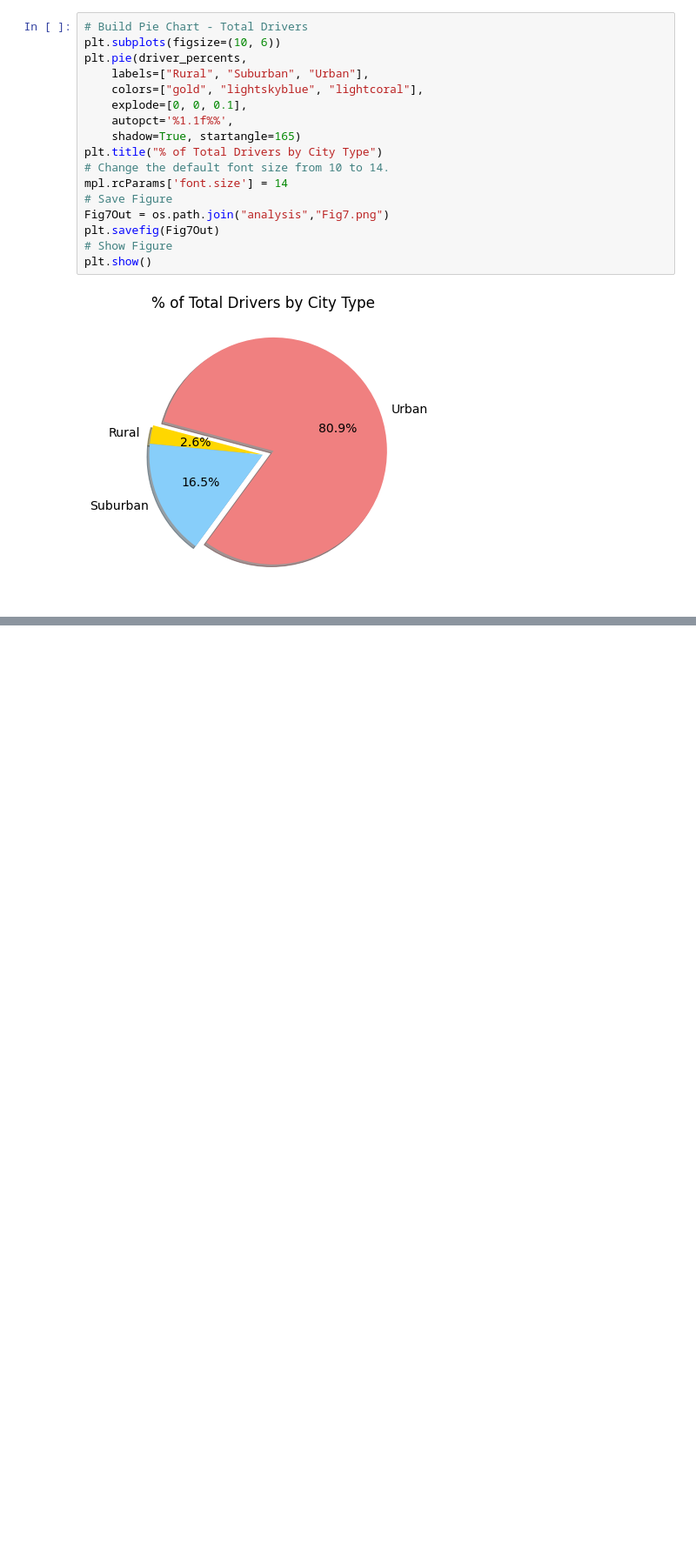
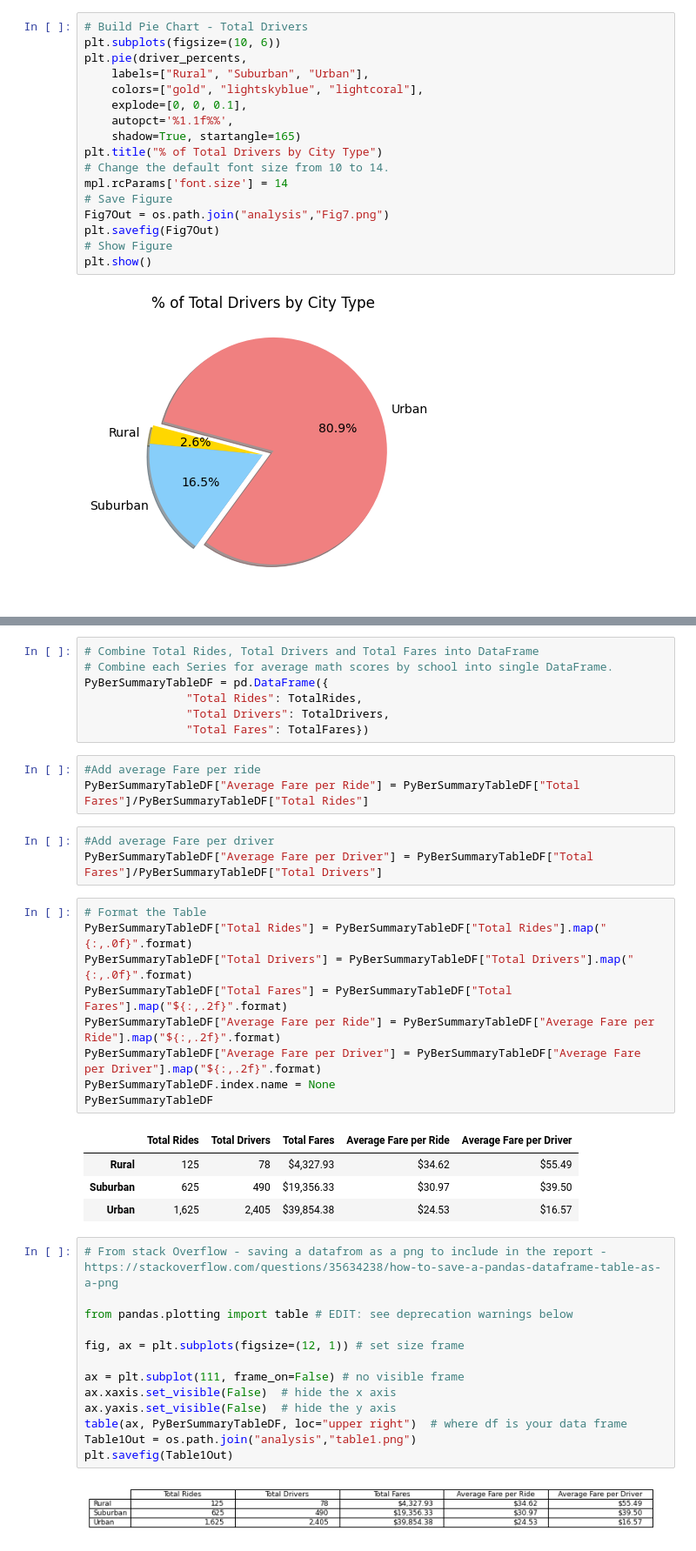
Before and after one commit to mmingoia/PyBer_Analysis, a Jupyter notebook: PyBer.ipynb, the cells around one changed output, grey strips where cells are left out. Shown at 87% size. Saved outputs shown, nothing was run; the diff lists cells and outputs as text; blank space fills up the shorter version.

```diff
--- a/PyBer.ipynb
+++ b/PyBer.ipynb
@@ -629,0 +672,42 @@ plt.show()
+# %%
+# Combine Total Rides, Total Drivers and Total Fares into DataFrame
+# Combine each Series for average math scores by school into single DataFrame.
+PyBerSummaryTableDF = pd.DataFrame({
+               "Total Rides": TotalRides,
+               "Total Drivers": TotalDrivers,
+               "Total Fares": TotalFares})
+# %%
+#Add average Fare per ride
+PyBerSummaryTableDF["Average Fare per Ride"] = PyBerSummaryTableDF["Total Fares"]/PyBerSummaryTableDF["Total Rides"]
+# %%
+#Add average Fare per driver
+PyBerSummaryTableDF["Average Fare per Driver"] = PyBerSummaryTableDF["Total Fares"]/PyBerSummaryTableDF["Total Drivers"]
+# %%
+# Format the Table
+PyBerSummaryTableDF["Total Rides"] = PyBerSummaryTableDF["Total Rides"].map("{:,.0f}".format)
+PyBerSummaryTableDF["Total Drivers"] = PyBerSummaryTableDF["Total Drivers"].map("{:,.0f}".format)
+PyBerSummaryTableDF["Total Fares"] = PyBerSummaryTableDF["Total Fares"].map("${:,.2f}".format)
+PyBerSummaryTableDF["Average Fare per Ride"] = PyBerSummaryTableDF["Average Fare per Ride"].map("${:,.2f}".format)
+PyBerSummaryTableDF["Average Fare per Driver"] = PyBerSummaryTableDF["Average Fare per Driver"].map("${:,.2f}".format)
+PyBerSummaryTableDF.index.name = None
+PyBerSummaryTableDF
+# %% [output]
+|  | Total Rides | Total Drivers | Total Fares | Average Fare per Ride | Average Fare per Driver |
+| Rural | 125 | 78 | $4,327.93 | $34.62 | $55.49 |
+| Suburban | 625 | 490 | $19,356.33 | $30.97 | $39.50 |
+| Urban | 1,625 | 2,405 | $39,854.38 | $24.53 | $16.57 |
+# %%
+# From stack Overflow - saving a datafrom as a png to include in the report - https://stackoverflow.com/questions/35634238/how-to-save-a-pandas-dataframe-table-as-a-png
+
+from pandas.plotting import table # EDIT: see deprecation warnings below
+
+fig, ax = plt.subplots(figsize=(12, 1)) # set size frame
+
+ax = plt.subplot(111, frame_on=False) # no visible frame
+ax.xaxis.set_visible(False)  # hide the x axis
+ax.yaxis.set_visible(False)  # hide the y axis
+table(ax, PyBerSummaryTableDF, loc="upper right")  # where df is your data frame
+Table1Out = os.path.join("analysis","table1.png")
+plt.savefig(Table1Out)
+# %% [output]
+[figure, added]
```
Also changed, not shown: parts of 27 cells of this notebook, 3 other files.
